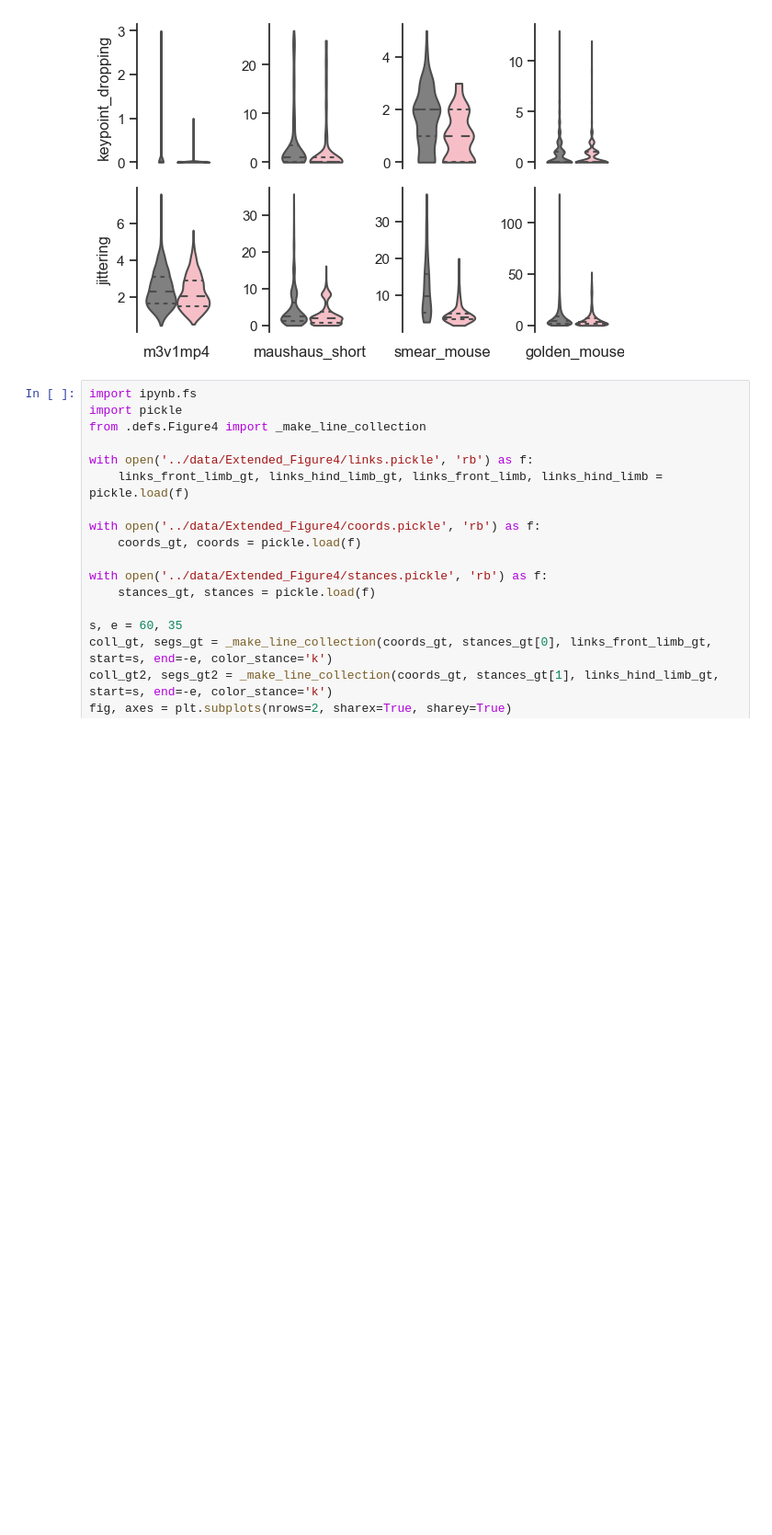
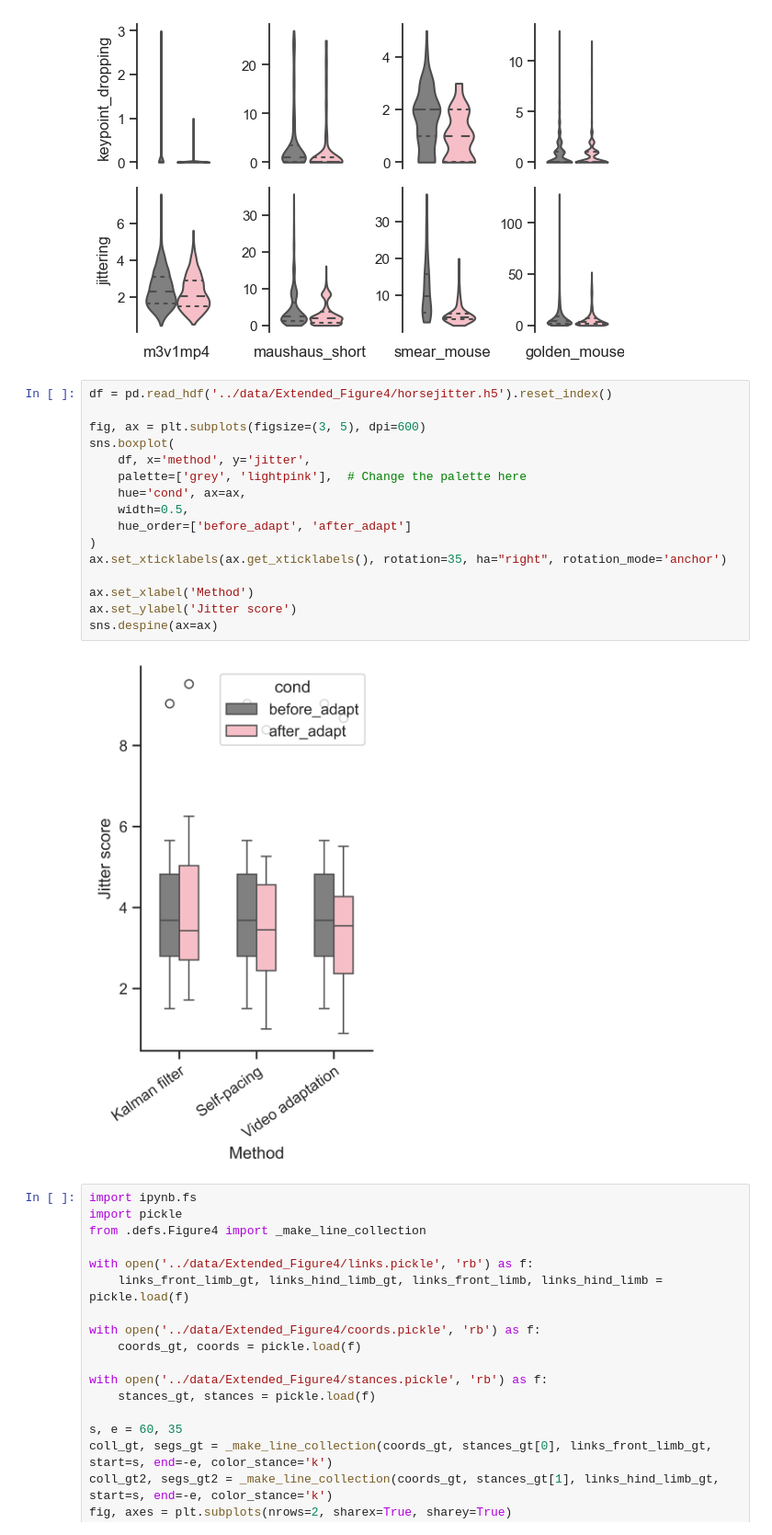
Before and after one commit to AdaptiveMotorControlLab/modelzoo-figures, a Jupyter notebook: figures/Extended_Figure4.ipynb, the cells around one changed output. Shown at 92% size. Cells and saved outputs as stored; diff of their text form; blank space fills up the shorter version.

Commit message:
Add horse jitter data and plot code

```diff
--- a/figures/Extended_Figure4.ipynb
+++ b/figures/Extended_Figure4.ipynb
@@ -97,6 +97,24 @@ plt.savefig('violin_plot.png', dpi=300, bbox_inches='tight', transparent = True)
 plt.show()
 # %% [output]
 [figure]
+# %%
+df = pd.read_hdf('../data/Extended_Figure4/horsejitter.h5').reset_index()
+
+fig, ax = plt.subplots(figsize=(3, 5), dpi=600)
+sns.boxplot(
+    df, x='method', y='jitter',
+    palette=['grey', 'lightpink'],  # Change the palette here
+    hue='cond', ax=ax,
+    width=0.5,
+    hue_order=['before_adapt', 'after_adapt']
+)
+ax.set_xticklabels(ax.get_xticklabels(), rotation=35, ha="right", rotation_mode='anchor')
+
+ax.set_xlabel('Method')
+ax.set_ylabel('Jitter score')
+sns.despine(ax=ax)
+# %% [output]
+[figure, added]
 # %%
 import ipynb.fs
 import pickle
```
Also changed, not shown: 1 other file.
